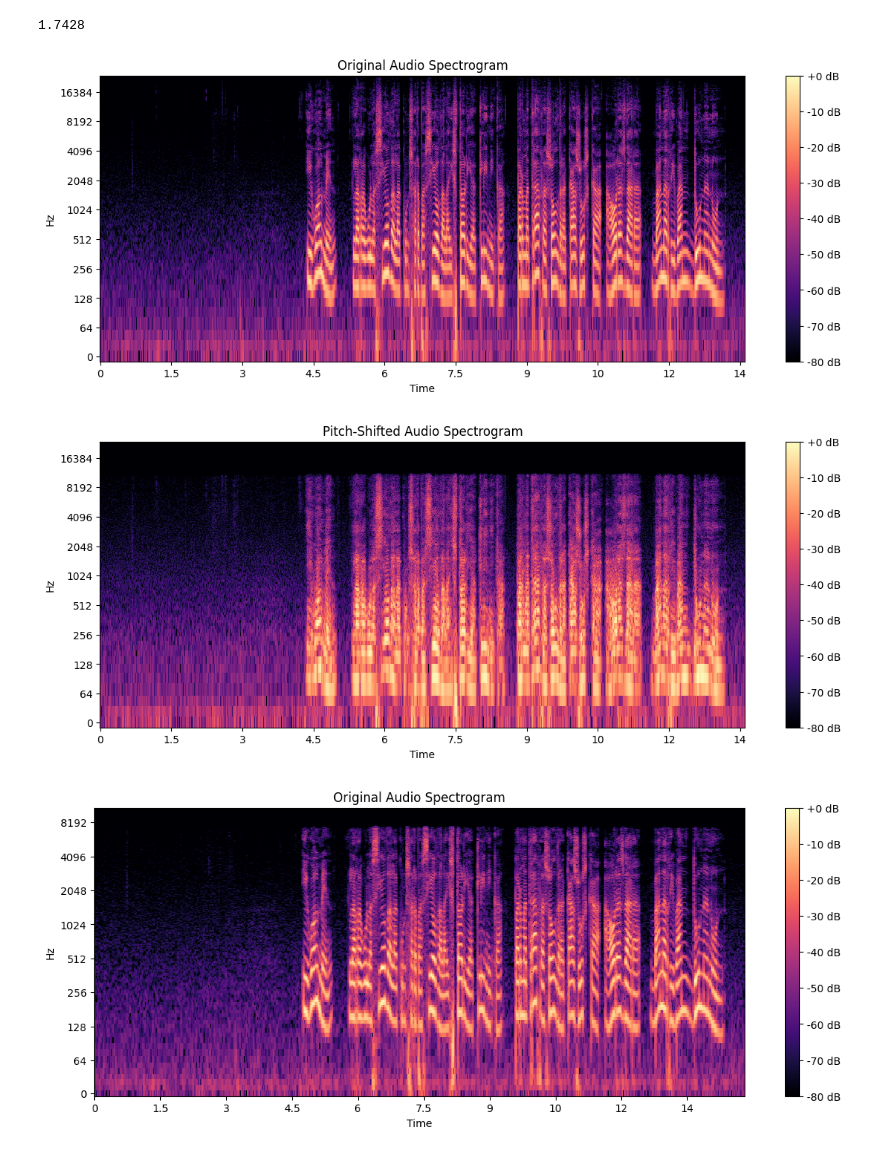
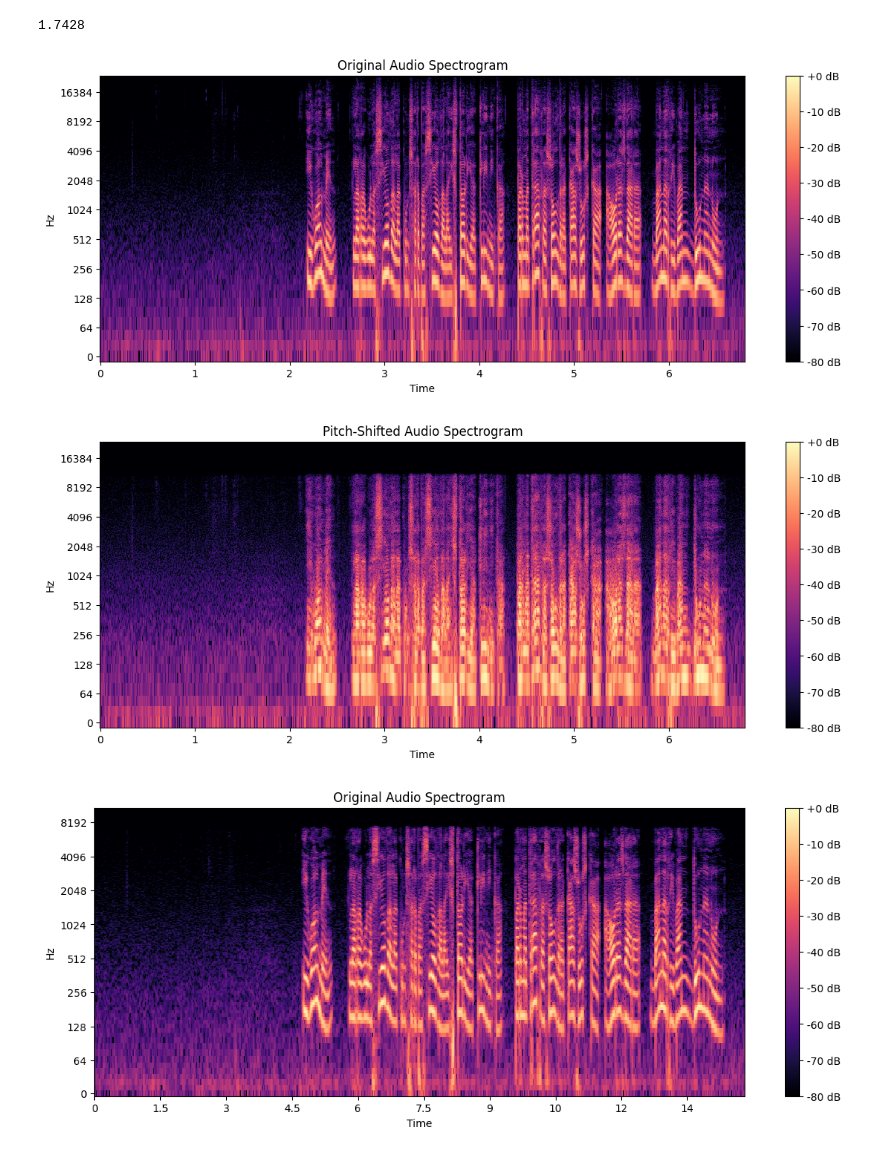
Before and after one commit to LucasTakanori/DA_programV2, a Jupyter notebook: TFG/test.ipynb, the cells around one changed output. Cells and saved outputs as stored; diff of their text form; code cells hidden in the pictures.

```diff
--- a/TFG/test.ipynb
+++ b/TFG/test.ipynb
@@ -733,36 +733,36 @@ import librosa.display
 import matplotlib.pyplot as plt
 
 
 
 def plot_spectrogram(audio, sample_rate, title):
     stft = librosa.amplitude_to_db(np.abs(librosa.stft(audio)), ref=np.max)
     plt.figure(figsize=(14, 5))
-    librosa.display.specshow(stft, sr=sample_rate, x_axis='time', y_axis='log')
+    librosa.display.specshow(stft, sr=sample_rate,hop_length=256,x_axis='time', y_axis='log')
     plt.colorbar(format='%+2.0f dB')
     plt.title(title)
     plt.show()
 
 input_file = 'upc_ca_ona_100000.wav'
 output_file = 'upc_ca_ona_100000shift0.5b.wav'
 pitch_factor = 0.5
 #shift_start = 1000
 #shift_end = 5000
 
 # Load and process the original audio file
 original_audio, sample_rate = librosa.load(input_file, sr=None)
 
 # Perform pitch shifting and save the result to a new file
 pitch_shift(input_file, output_file, pitch_factor)
 
 # Load the pitch-shifted audio file
 shifted_audio, _ = librosa.load(output_file, sr=None)
 
 # Plot the spectrograms for the original and pitch-shifted audio files
 plot_spectrogram(original_audio, sample_rate, 'Original Audio Spectrogram')
 plot_spectrogram(shifted_audio, sample_rate, 'Pitch-Shifted Audio Spectrogram')
 # %% [output]
-[figure, old version]
+[figure, new version]
-[figure, old version]
+[figure, new version]
 # %%
 import librosa
 import soundfile as sf
```
Also changed, not shown: 9 other files.
